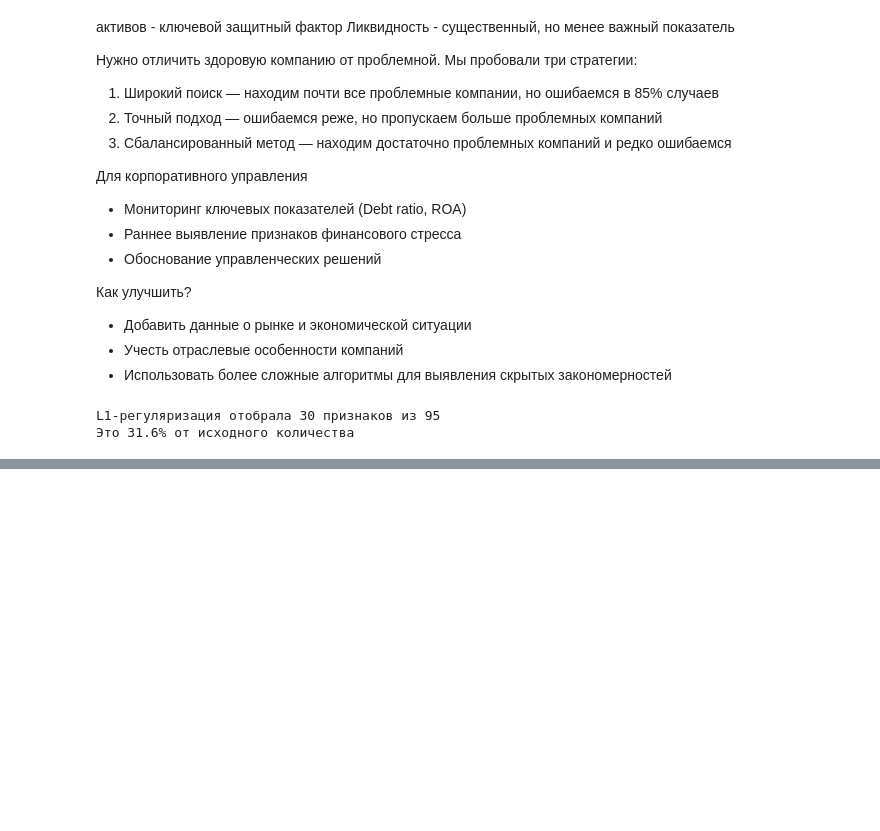
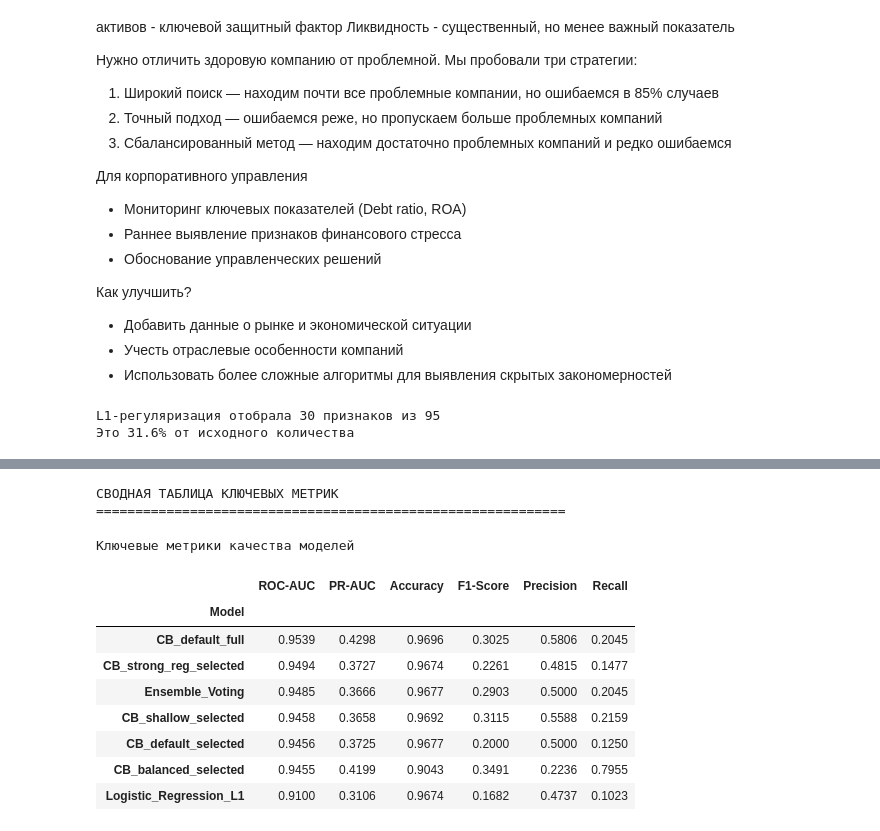
Before and after one commit to Artemjzhukov/ML_Projects_Courses, a Jupyter notebook: ODS/Autumn 2025/3 Validation, Bias, Future Engeneering/03. ODS 2025 autumn Bancrupcy features selection.ipynb, the cells around one changed output, grey strips where cells are left out. Drawn from its saved outputs; the diff is of its cells as text; code cells hidden in the pictures; blank space fills up the shorter version.

```diff
--- a/ODS/Autumn 2025/3 Validation, Bias, Future Engeneering/03. ODS 2025 autumn Bancrupcy features selection.ipynb
+++ b/ODS/Autumn 2025/3 Validation, Bias, Future Engeneering/03. ODS 2025 autumn Bancrupcy features selection.ipynb
@@ -1106,0 +1241,31 @@ ROC-AUC ансамбля: 0.9581
+# %%
+# Создаем сводную таблицу для ключевых метрик
+key_metrics = ['ROC-AUC', 'PR-AUC', 'Accuracy', 'F1-Score', 'Precision', 'Recall']
+
+pivot_metrics = metrics_df[['Model'] + key_metrics].set_index('Model')
+pivot_metrics = pivot_metrics.round(4)
+
+print("СВОДНАЯ ТАБЛИЦА КЛЮЧЕВЫХ МЕТРИК")
+print("="*60)
+
+# Стилизуем сводную таблицу
+styled_pivot = pivot_metrics.style\
+    .background_gradient(cmap='YlGnBu', axis=0)\
+    .format('{:.4f}')\
+    .set_caption('Ключевые метрики качества моделей')\
+    .set_properties(**{'text-align': 'center', 'font-size': '12px'})
+
+display(styled_pivot)
+# %% [output]
+СВОДНАЯ ТАБЛИЦА КЛЮЧЕВЫХ МЕТРИК
+============================================================
+Ключевые метрики качества моделей
+|  | ROC-AUC | PR-AUC | Accuracy | F1-Score | Precision | Recall |
+| Model |  |  |  |  |  |  |
+| CB_default_full | 0.9539 | 0.4298 | 0.9696 | 0.3025 | 0.5806 | 0.2045 |
+| CB_strong_reg_selected | 0.9494 | 0.3727 | 0.9674 | 0.2261 | 0.4815 | 0.1477 |
+| Ensemble_Voting | 0.9485 | 0.3666 | 0.9677 | 0.2903 | 0.5000 | 0.2045 |
+| CB_shallow_selected | 0.9458 | 0.3658 | 0.9692 | 0.3115 | 0.5588 | 0.2159 |
+| CB_default_selected | 0.9456 | 0.3725 | 0.9677 | 0.2000 | 0.5000 | 0.1250 |
+| CB_balanced_selected | 0.9455 | 0.4199 | 0.9043 | 0.3491 | 0.2236 | 0.7955 |
+| Logistic_Regression_L1 | 0.9100 | 0.3106 | 0.9674 | 0.1682 | 0.4737 | 0.1023 |
```
Also changed, not shown: parts of 15 cells of this notebook, 6 other files.
